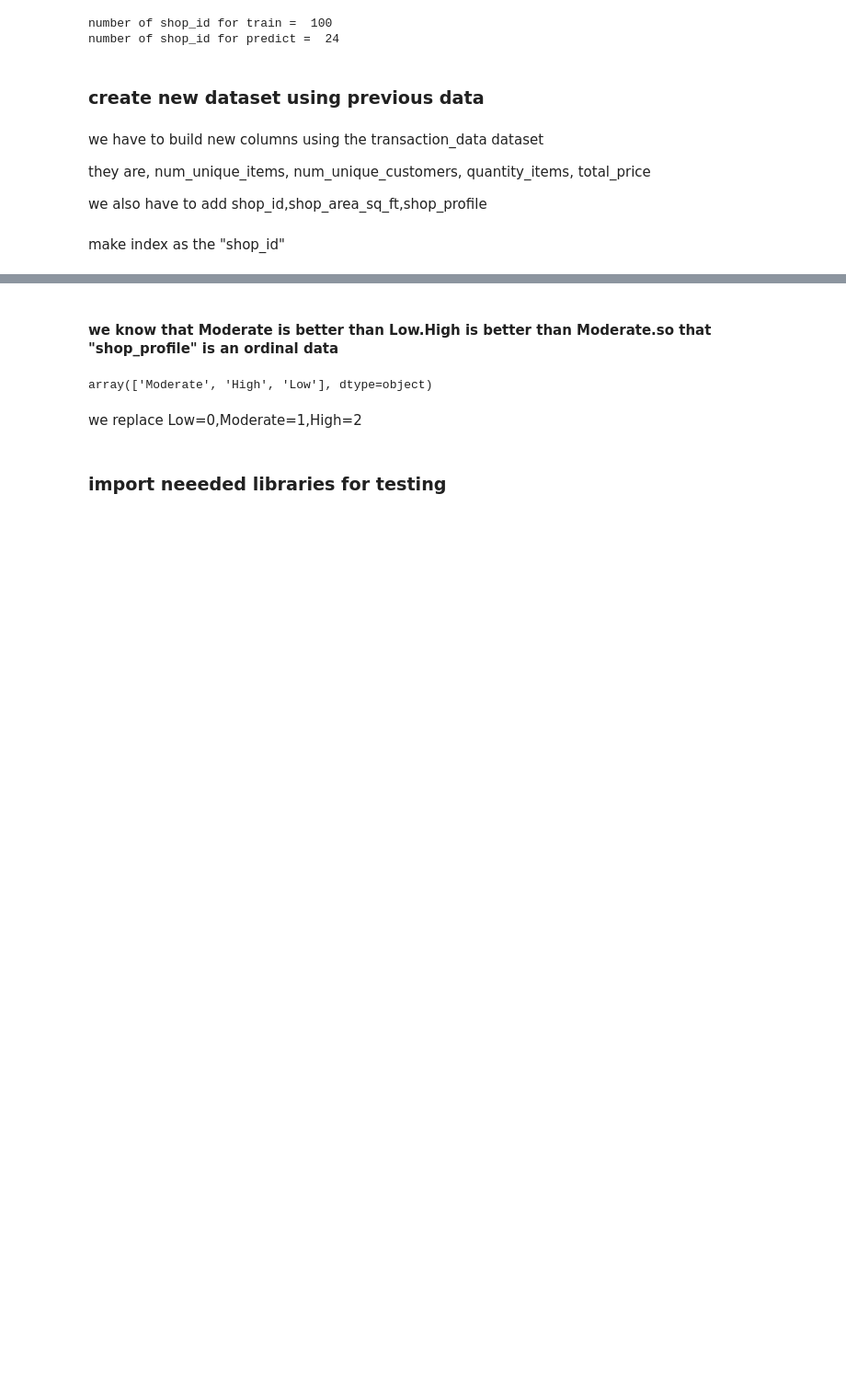
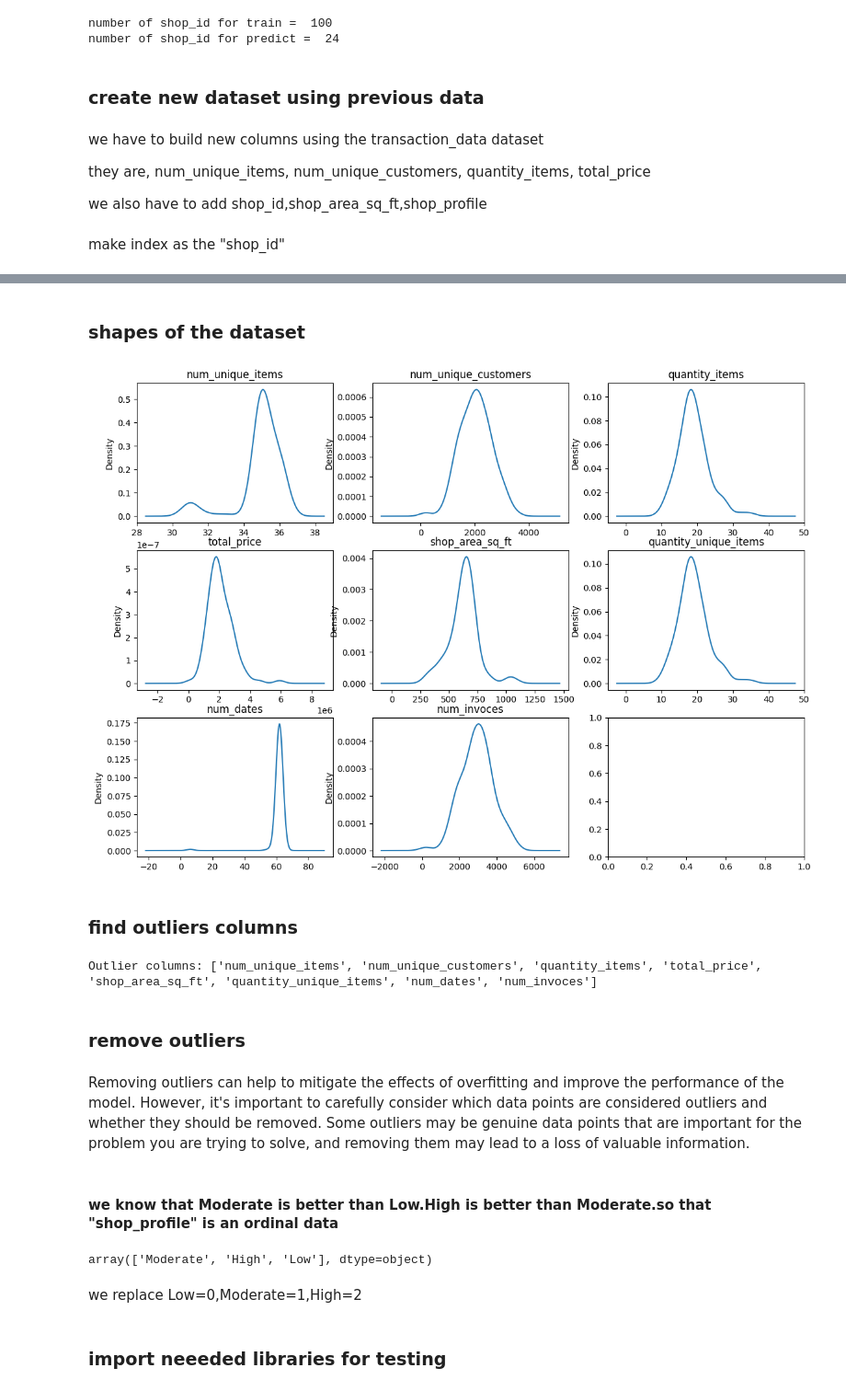
Before and after one commit to sajitheranda/datastorm4.0_codemarker, a Jupyter notebook: test1.ipynb, the cells around one changed output, grey strips where cells are left out. Shown: that part at 92% size. Drawn from its saved outputs; the diff is of its cells as text; code cells hidden in the pictures; blank space fills up the shorter version.

```diff
--- a/test1.ipynb
+++ b/test1.ipynb
@@ -195,0 +199,28 @@ main_data_x.head()
+# %% [markdown]
+### shapes of the dataset
+# %%
+import matplotlib.pyplot as plt
+fig, axes = plt.subplots(nrows=3, ncols=3,figsize=(14,10))
+
+i=0
+for col in main_data_x.columns:
+    main_data_x[col].plot(kind='kde',ax=axes[i//3,i%3],title=col)
+    i+=1
+# %% [output]
+[figure, added]
+# %% [markdown]
+### find outliers columns
+# %%
+import numpy as np
+# Calculate z-scores for each column
+z_scores = np.abs((main_data_x - main_data_x.mean()) / main_data_x.std())
+
+# Identify columns with at least one outlier
+outlier_cols = z_scores.columns[z_scores.max() > 3].tolist()
+
+# Print outlier columns
+print("Outlier columns:", outlier_cols)
+# %% [output]
+Outlier columns: ['num_unique_items', 'num_unique_customers', 'quantity_items', 'total_price', 'shop_area_sq_ft', 'quantity_unique_items', 'num_dates', 'num_invoces']
+# %% [markdown]
+### remove outliers
@@ -196,3 +234,5 @@ main_data_x.head()
+# %% [markdown]
+Removing outliers can help to mitigate the effects of overfitting and improve the performance of the model. However, it's important to carefully consider which data points are considered outliers and whether they should be removed. Some outliers may be genuine data points that are important for the problem you are trying to solve, and removing them may lead to a loss of valuable information.
 # %% [markdown]
 #### we know that Moderate is better than Low.High is better than Moderate.so that "shop_profile" is an ordinal data
 # %%
```
Also changed, not shown: parts of 10 cells of this notebook, 3 other files.
